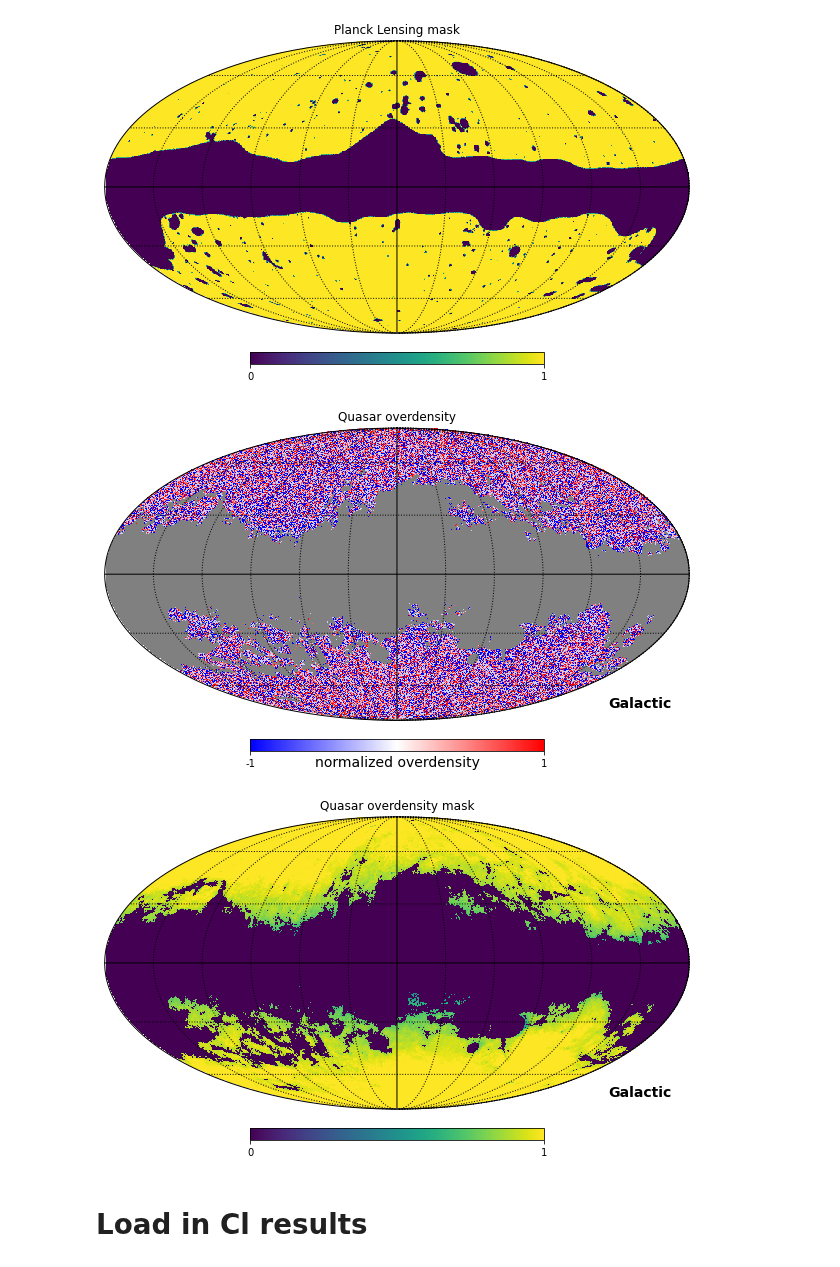
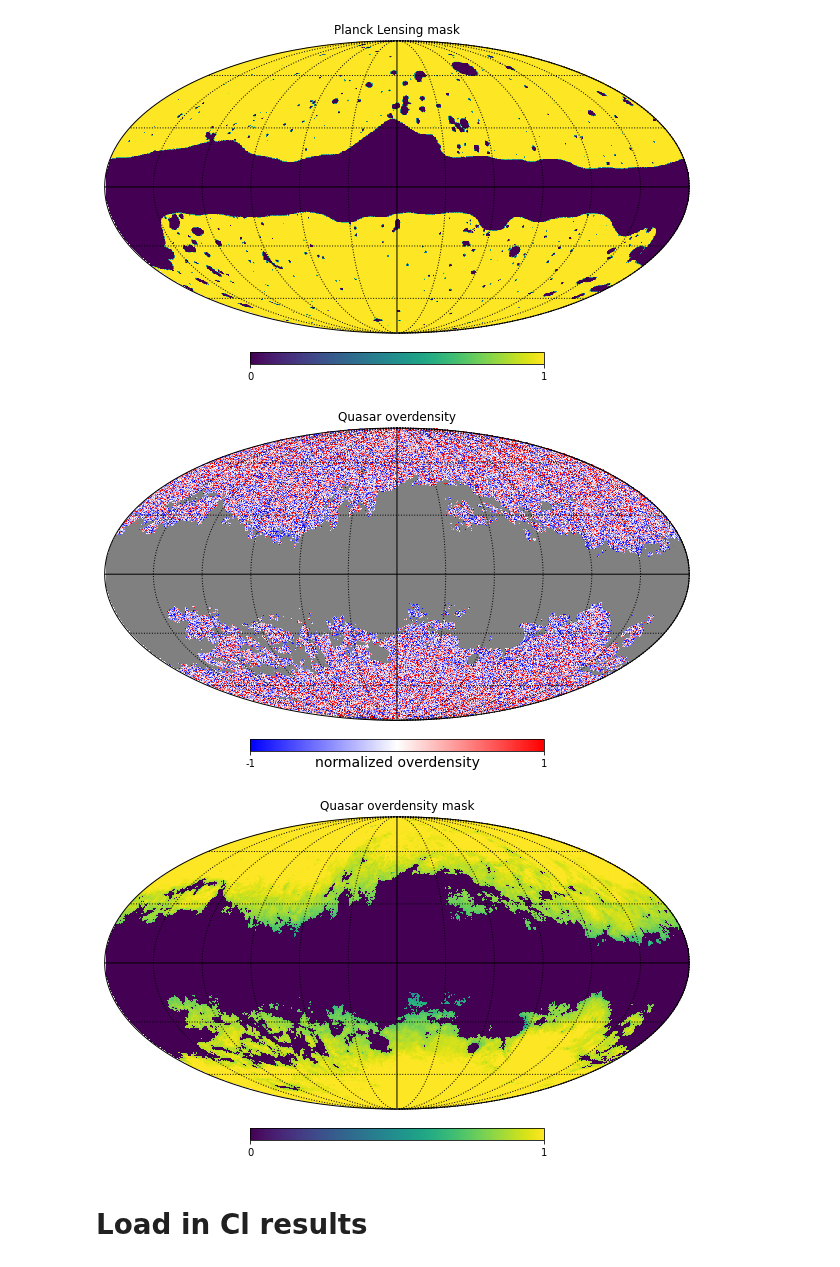
Before and after one commit to kstoreyf/gaia-quasars-lss, a Jupyter notebook: notebooks/2022-07-29_lensing_qso_cross.ipynb, the cells around one changed output. Cells and saved outputs as stored; diff of their text form; code cells hidden in the pictures.

Commit message:
fixed coordinate inconsistency issue in lensing qso cross corr

```diff
--- a/notebooks/2022-07-29_lensing_qso_cross.ipynb
+++ b/notebooks/2022-07-29_lensing_qso_cross.ipynb
@@ -72,16 +81,18 @@ hp.graticule()
 # %%
 map_q[~mask_q_binary] = hp.UNSEEN
 hp.mollview(map_q, title=rf"Quasar overdensity",
-    unit=r"normalized overdensity", cmap='bwr', coord=['C', 'G'], min=-1, max=1)
+    unit=r"normalized overdensity", cmap='bwr', min=-1, max=1)
 hp.graticule()
 # %% [output]
-[figure, old version]
+[figure, new version]
 # %%
 hp.mollview(mask_q, title=rf"Quasar overdensity mask",
-    unit=r"", cmap='viridis', coord=['C', 'G'], min=0, max=1)
+    unit=r"", cmap='viridis', min=0, max=1,
+            #coord=['C', 'G']
+           )
 hp.graticule()
 # %% [output]
-[figure, old version]
+[figure, new version]
 # %% [markdown]
 # Load in Cl results
 # %%
```
Also changed, not shown: parts of 2 cells of this notebook, 2 other files.
